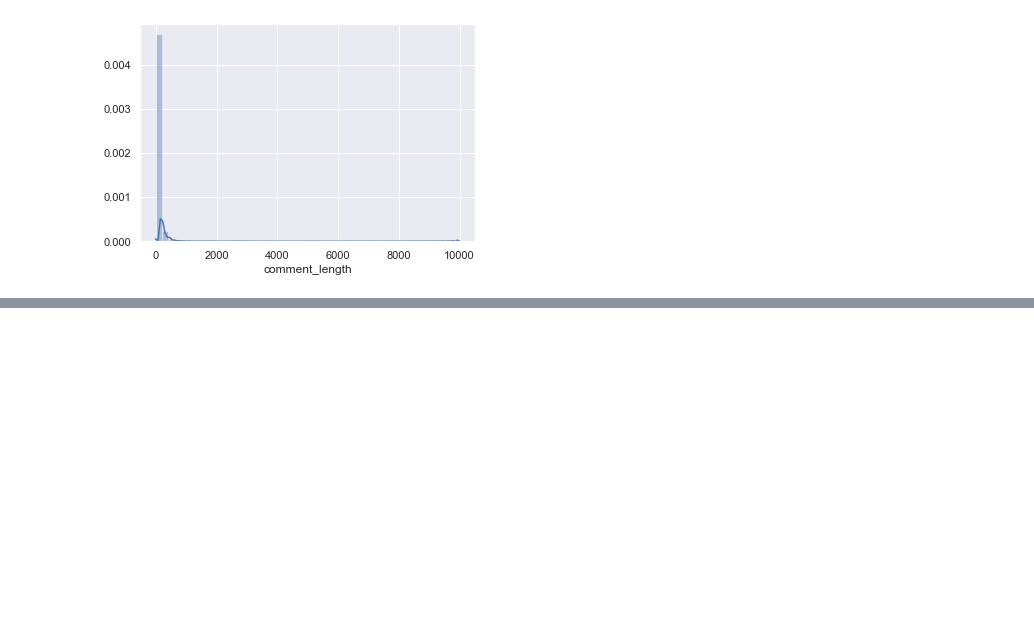
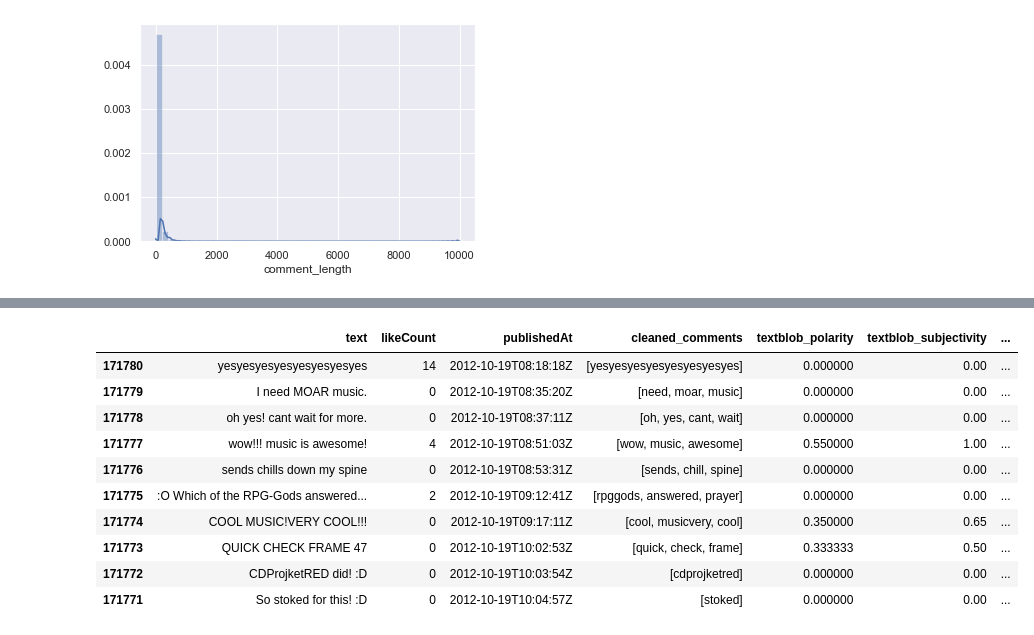
Before and after one commit to abrar-uddin/Cyberpunk-2077-Sentiment-Analysis, a Jupyter notebook: code/Cyberpunk Sentiment Analysis.ipynb, the cells around one changed output, grey strips where cells are left out. Saved outputs shown, nothing was run; the diff lists cells and outputs as text; code cells hidden in the pictures; blank space fills up the shorter version.

```diff
--- a/code/Cyberpunk Sentiment Analysis.ipynb
+++ b/code/Cyberpunk Sentiment Analysis.ipynb
@@ -126,7 +137,7 @@ model_results.to_csv('../data/model_results.csv')
 mask = np.array(Image.open('reeves.png'))
 # %%
 words = ''
-for x in cleaned_data['cleaned_comments']:
+for x in df['cleaned_comments']:
     words += "".join(str(x).strip("[]").replace("'", "").replace(",", ""))
 # %%
 wordcloud = WordCloud(background_color="white", max_words=10000, random_state=42, mask=mask).generate(words)
@@ -412,0 +414,14 @@ df.to_json('../data/sentiment_analysis.csv')
+# %%
+df.sort_values(by=['publishedAt']).head(10)
+# %% [output]
+|  | text | likeCount | publishedAt | cleaned_comments | textblob_polarity | textblob_subjectivity | ... |
+| 171780 | yesyesyesyesyesyesyesyes | 14 | 2012-10-19T08:18:18Z | [yesyesyesyesyesyesyesyes] | 0.000000 | 0.00 | ... |
+| 171779 | I need MOAR music. | 0 | 2012-10-19T08:35:20Z | [need, moar, music] | 0.000000 | 0.00 | ... |
+| 171778 | oh yes! cant wait for more. | 0 | 2012-10-19T08:37:11Z | [oh, yes, cant, wait] | 0.000000 | 0.00 | ... |
+| 171777 | wow!!! music is awesome! | 4 | 2012-10-19T08:51:03Z | [wow, music, awesome] | 0.550000 | 1.00 | ... |
+| 171776 | sends chills down my spine | 0 | 2012-10-19T08:53:31Z | [sends, chill, spine] | 0.000000 | 0.00 | ... |
+| 171775 | :O Which of the RPG-Gods answered... | 2 | 2012-10-19T09:12:41Z | [rpggods, answered, prayer] | 0.000000 | 0.00 | ... |
+| 171774 | COOL MUSIC!VERY COOL!!! | 0 | 2012-10-19T09:17:11Z | [cool, musicvery, cool] | 0.350000 | 0.65 | ... |
+| 171773 | QUICK CHECK FRAME 47 | 0 | 2012-10-19T10:02:53Z | [quick, check, frame] | 0.333333 | 0.50 | ... |
+| 171772 | CDProjketRED did! :D | 0 | 2012-10-19T10:03:54Z | [cdprojketred] | 0.000000 | 0.00 | ... |
+| 171771 | So stoked for this! :D | 0 | 2012-10-19T10:04:57Z | [stoked] | 0.000000 | 0.00 | ... |
```
Also changed, not shown: parts of 21 cells of this notebook, 2 other files.
